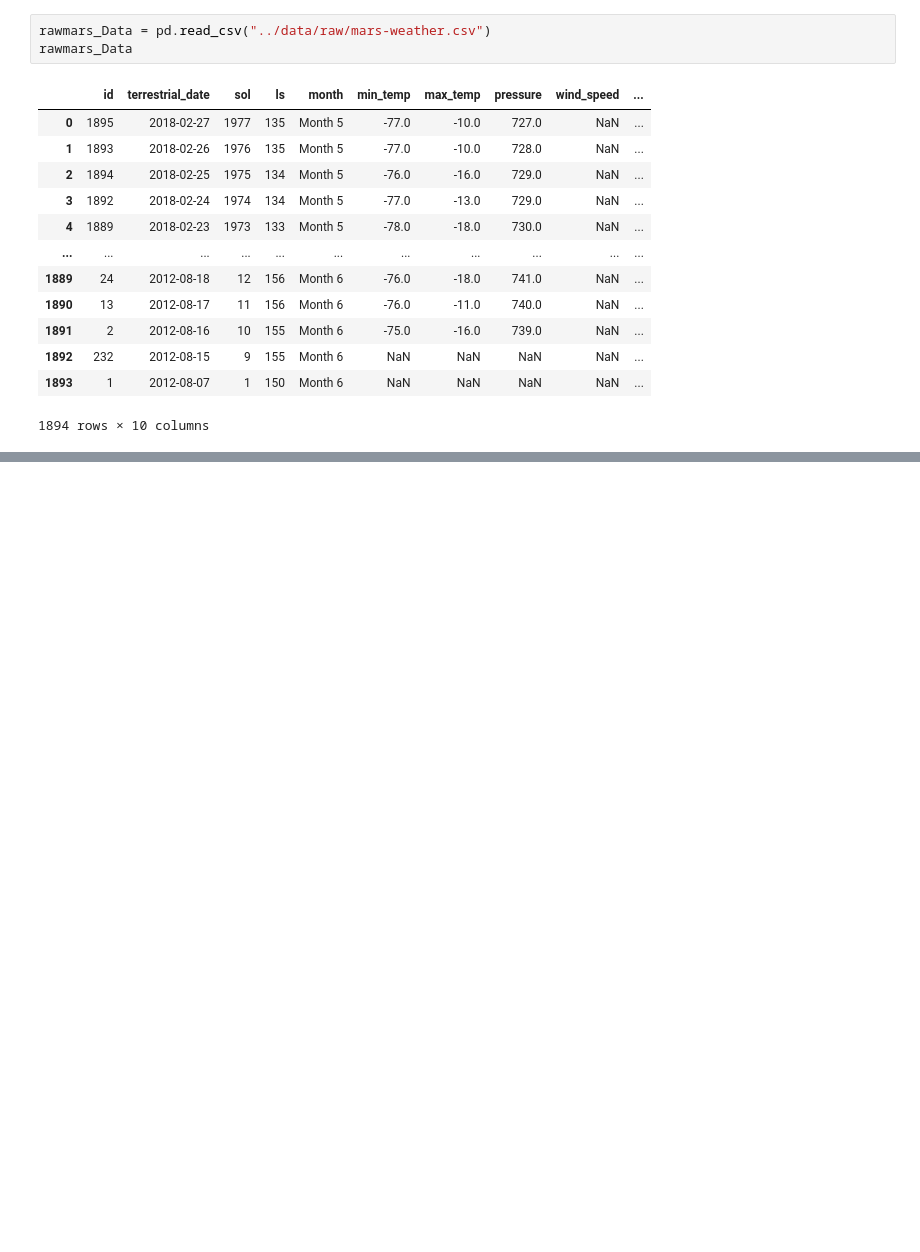
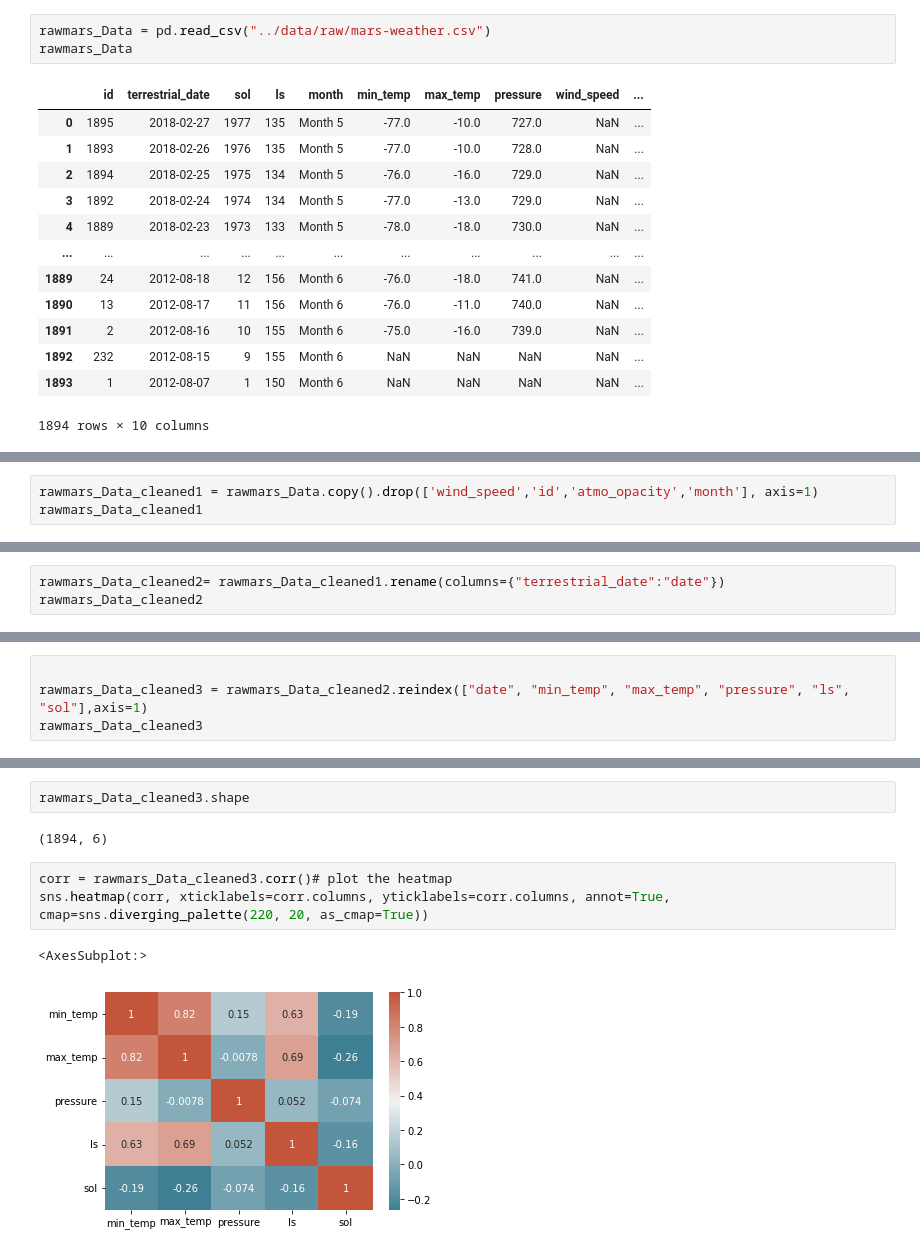
Before and after one commit to data301-2021-winter1/group15-project, a Jupyter notebook: notebooks/analysis2.ipynb, the cells around one changed output, grey strips where cells are left out. Saved outputs shown, nothing was run; the diff lists cells and outputs as text; blank space fills up the shorter version.

```diff
--- a/notebooks/analysis2.ipynb
+++ b/notebooks/analysis2.ipynb
@@ -25,0 +117,3 @@ rawmars_Data
+# %%
+rawmars_Data_cleaned1 = rawmars_Data.copy().drop(['wind_speed','id','atmo_opacity','month'], axis=1)
+rawmars_Data_cleaned1
@@ -25,0 +134,3 @@ rawmars_Data
+# %%
+rawmars_Data_cleaned2= rawmars_Data_cleaned1.rename(columns={"terrestrial_date":"date"})
+rawmars_Data_cleaned2
@@ -25,0 +151,4 @@ rawmars_Data
+# %%
+
+rawmars_Data_cleaned3 = rawmars_Data_cleaned2.reindex(["date", "min_temp", "max_temp", "pressure", "ls", "sol"],axis=1)
+rawmars_Data_cleaned3
@@ -25,0 +169,10 @@ rawmars_Data
+# %%
+rawmars_Data_cleaned3.shape
+# %% [output]
+(1894, 6)
+# %%
+corr = rawmars_Data_cleaned3.corr()# plot the heatmap
+sns.heatmap(corr, xticklabels=corr.columns, yticklabels=corr.columns, annot=True, cmap=sns.diverging_palette(220, 20, as_cmap=True))
+# %% [output]
+<AxesSubplot:>
+[figure, added]
```
Also changed, not shown: parts of 20 cells of this notebook, 3 other files.
